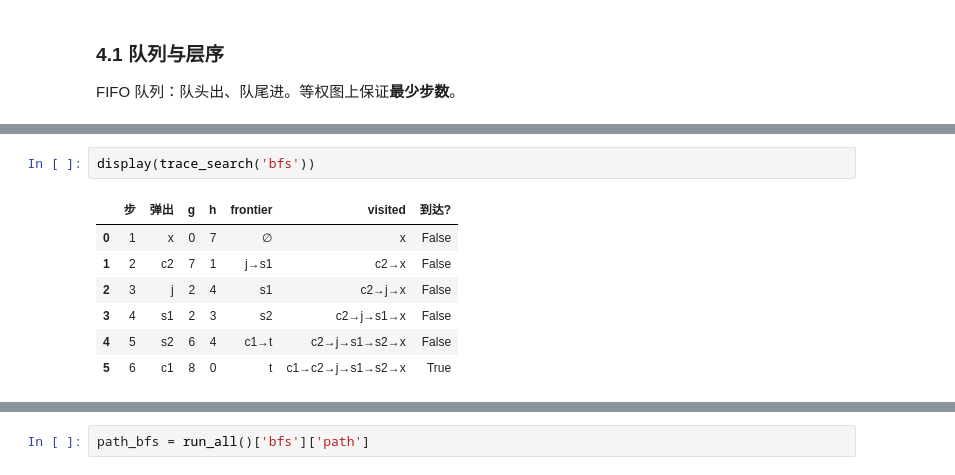
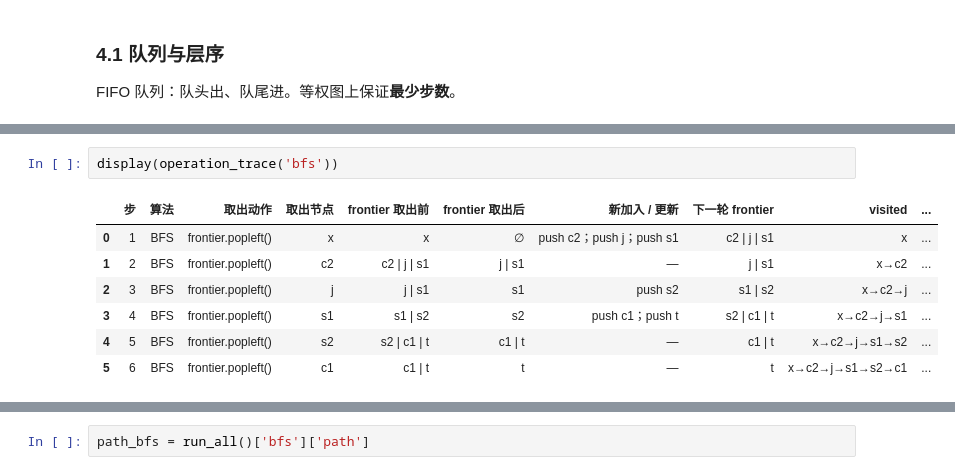
Before and after one commit to zhesun-0209/ai-thinking-labs, a Jupyter notebook: notebooks/ch05_campus_search.ipynb, the cells around one changed output, grey strips where cells are left out. Drawn from its saved outputs; the diff is of its cells as text.

```diff
--- a/notebooks/ch05_campus_search.ipynb
+++ b/notebooks/ch05_campus_search.ipynb
@@ -144,10 +147,10 @@ BFS: queue state at each step (GIF)
 # %%
-display(trace_search('bfs'))
+display(operation_trace('bfs'))
 # %% [output]
-|  | 步 | 弹出 | g | h | frontier | visited | 到达? |
-| 0 | 1 | x | 0 | 7 | ∅ | x | False |
-| 1 | 2 | c2 | 7 | 1 | j→s1 | c2→x | False |
-| 2 | 3 | j | 2 | 4 | s1 | c2→j→x | False |
-| 3 | 4 | s1 | 2 | 3 | s2 | c2→j→s1→x | False |
-| 4 | 5 | s2 | 6 | 4 | c1→t | c2→j→s1→s2→x | False |
-| 5 | 6 | c1 | 8 | 0 | t | c1→c2→j→s1→s2→x | True |
+|  | 步 | 算法 | 取出动作 | 取出节点 | frontier 取出前 | frontier 取出后 | 新加入 / 更新 | 下一轮 frontier | visited | ... |
+| 0 | 1 | BFS | frontier.popleft() | x | x | ∅ | push c2；push j；push s1 | c2 | j | s1 | x | ... |
+| 1 | 2 | BFS | frontier.popleft() | c2 | c2 | j | s1 | j | s1 | — | j | s1 | x→c2 | ... |
+| 2 | 3 | BFS | frontier.popleft() | j | j | s1 | s1 | push s2 | s1 | s2 | x→c2→j | ... |
+| 3 | 4 | BFS | frontier.popleft() | s1 | s1 | s2 | s2 | push c1；push t | s2 | c1 | t | x→c2→j→s1 | ... |
+| 4 | 5 | BFS | frontier.popleft() | s2 | s2 | c1 | t | c1 | t | — | c1 | t | x→c2→j→s1→s2 | ... |
+| 5 | 6 | BFS | frontier.popleft() | c1 | c1 | t | t | — | t | x→c2→j→s1→s2→c1 | ... |
```
Also changed, not shown: parts of 34 cells of this notebook, 6 other files.
